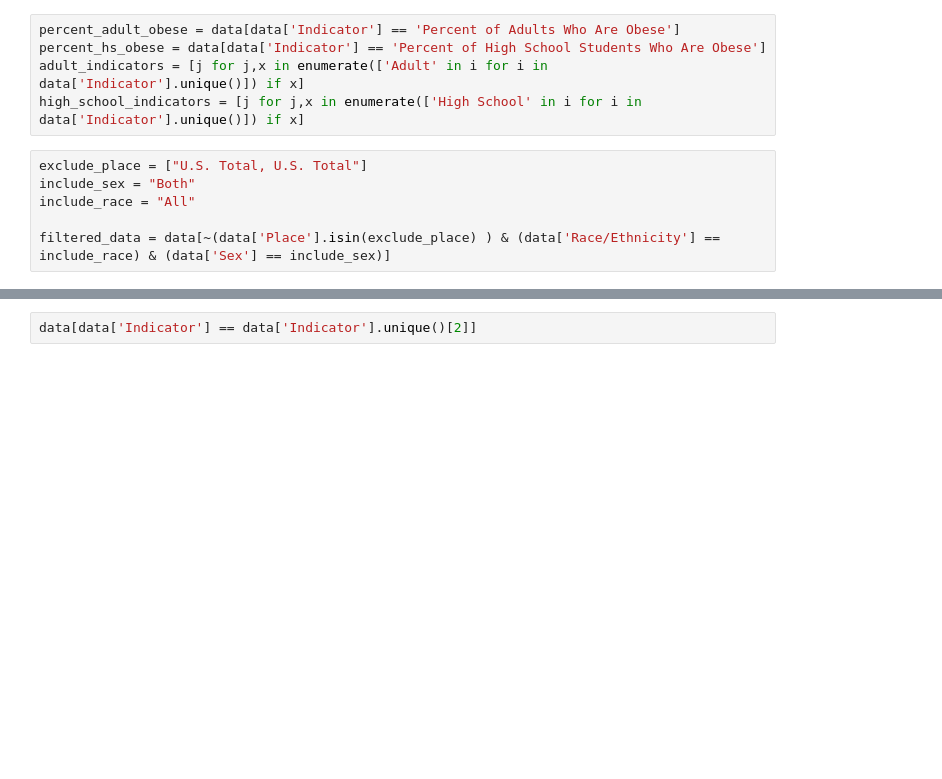
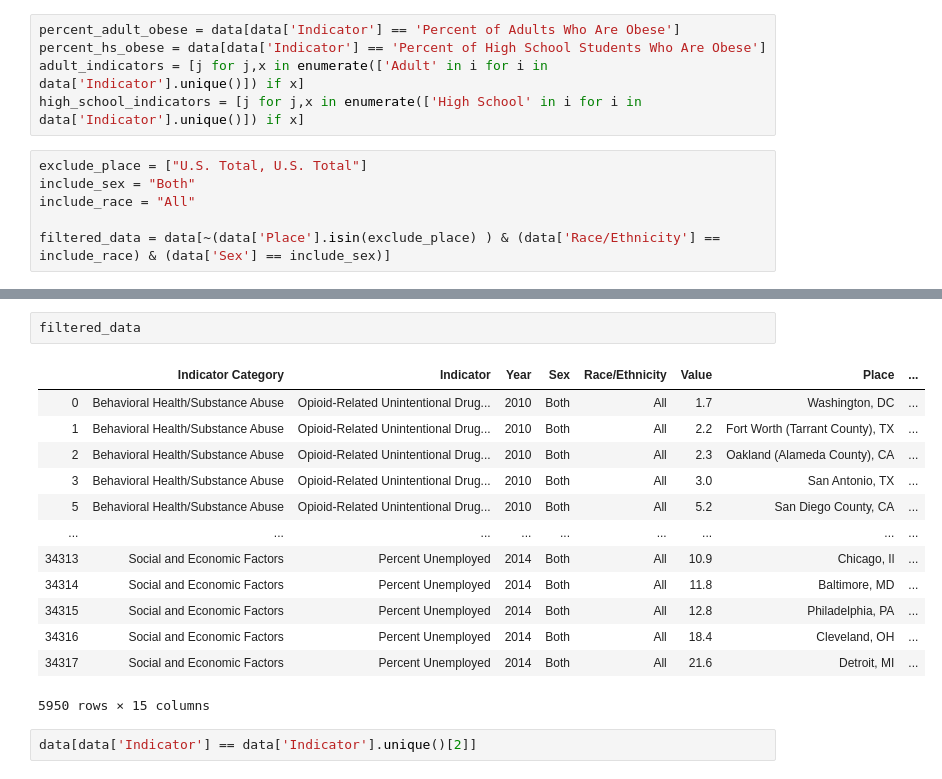
Before and after one commit to nijie321/COMP4151-project, a Jupyter notebook: Jie_Analysis.ipynb, the cells around one changed output, grey strips where cells are left out. Saved outputs shown, nothing was run; the diff lists cells and outputs as text; blank space fills up the shorter version.

```diff
--- a/Jie_Analysis.ipynb
+++ b/Jie_Analysis.ipynb
@@ -78,3 +227,19 @@ array([2010, 2011, 2012, 2013, 2014, 2015, 2016, 2018, 2017])
+# %%
+filtered_data
+# %% [output]
+|  | Indicator Category | Indicator | Year | Sex | Race/Ethnicity | Value | Place | ... |
+| 0 | Behavioral Health/Substance Abuse | Opioid-Related Unintentional Drug... | 2010 | Both | All | 1.7 | Washington, DC | ... |
+| 1 | Behavioral Health/Substance Abuse | Opioid-Related Unintentional Drug... | 2010 | Both | All | 2.2 | Fort Worth (Tarrant County), TX | ... |
+| 2 | Behavioral Health/Substance Abuse | Opioid-Related Unintentional Drug... | 2010 | Both | All | 2.3 | Oakland (Alameda County), CA | ... |
+| 3 | Behavioral Health/Substance Abuse | Opioid-Related Unintentional Drug... | 2010 | Both | All | 3.0 | San Antonio, TX | ... |
+| 5 | Behavioral Health/Substance Abuse | Opioid-Related Unintentional Drug... | 2010 | Both | All | 5.2 | San Diego County, CA | ... |
+| ... | ... | ... | ... | ... | ... | ... | ... | ... |
+| 34313 | Social and Economic Factors | Percent Unemployed | 2014 | Both | All | 10.9 | Chicago, Il | ... |
+| 34314 | Social and Economic Factors | Percent Unemployed | 2014 | Both | All | 11.8 | Baltimore, MD | ... |
+| 34315 | Social and Economic Factors | Percent Unemployed | 2014 | Both | All | 12.8 | Philadelphia, PA | ... |
+| 34316 | Social and Economic Factors | Percent Unemployed | 2014 | Both | All | 18.4 | Cleveland, OH | ... |
+| 34317 | Social and Economic Factors | Percent Unemployed | 2014 | Both | All | 21.6 | Detroit, MI | ... |
+5950 rows × 15 columns
 # %%
 data[data['Indicator'] == data['Indicator'].unique()[2]]
 # %% [output]
```
Also changed, not shown: parts of 14 cells of this notebook, 1 other file.
